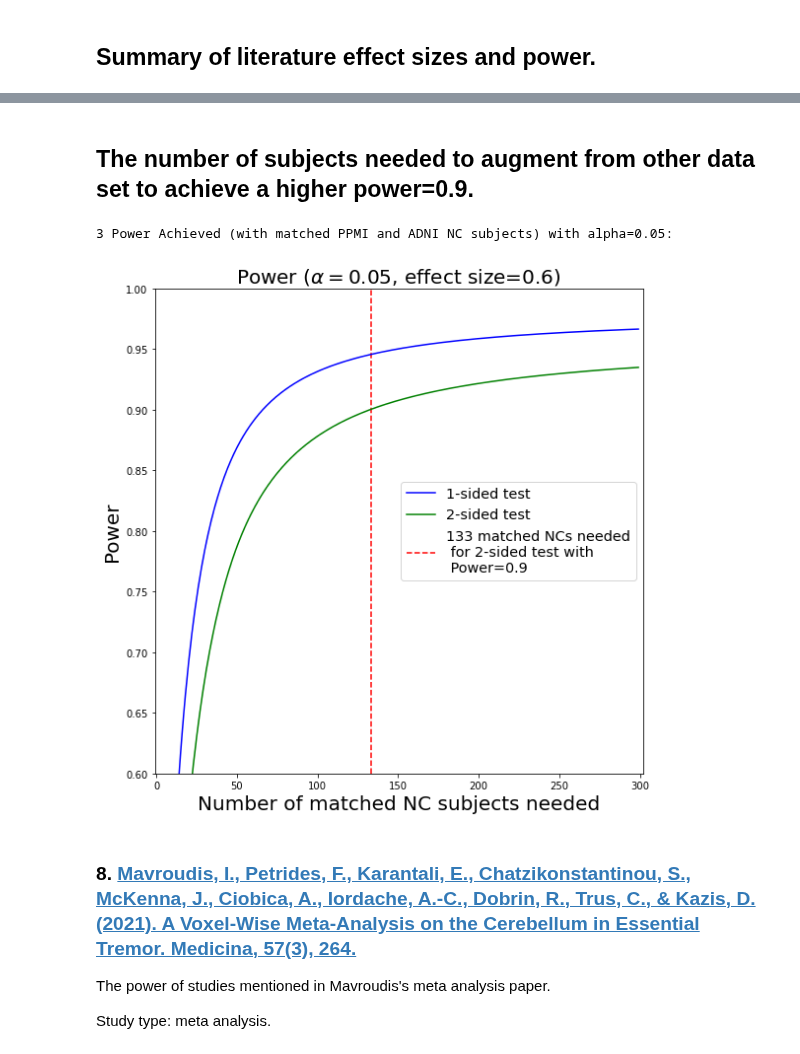
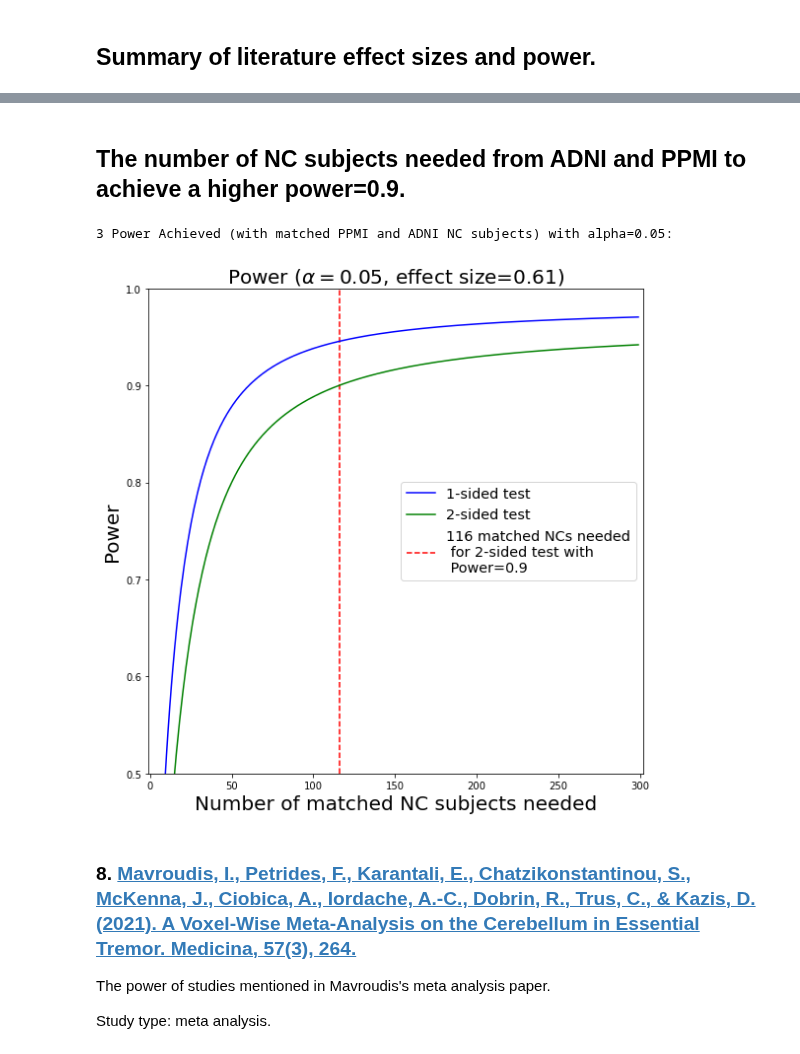
Before and after one commit to neurodatascience/ET_biomarker, a Jupyter notebook: pre-registration/power_analysis.ipynb, the cells around one changed output, grey strips where cells are left out. Cells and saved outputs as stored; diff of their text form; code cells hidden in the pictures.

Commit message:
Update power analysis.
1. Fix several small problems;
2. Update datafrom indexing;
3. Update comments.

```diff
--- a/pre-registration/power_analysis.ipynb
+++ b/pre-registration/power_analysis.ipynb
@@ -36,5 +38,10 @@ Study with only our MNI cohort will also be underpowered:
 # %%
 ##  2. number of matched NC subjects needed for high power(0.9) reearch
+effect_size_expected=0.61;  #From later literature review;
+alpha_expected=0.05;
+power_expected=0.9;
+n_et=38; n_nc=32;  #Number of subjects in each group before QC.
+
 # 1-sided test
 print('2.1: Number of Controls needed for 1-sided test @ alpha='+str(alpha_expected)+', power='+str(power_expected)+' and effect size='+str(effect_size_expected)+': ')
 r_expected=power.tt_ind_solve_power(effect_size=effect_size_expected, nobs1=n_et, alpha=alpha_expected, power=power_expected, ratio=None, alternative='larger')
@@ -599,28 +601,27 @@ Name: Cohen d, dtype: float64
 # %%
-# report
-#n_needed_1=[ power.tt_ind_solve_power(effect_size=x, alpha=alpha_expected, power=power_expected, alternative='larger') for x in cohend_lit];
-# revised with power=9 with fixed ET=38
+# Visualizae the literature effect size VS sample size, calculate the power .9 line for our dataset with fixed 38 ETs and augmented NCs.
 cohend_lit  = array(array(range(54, 400))/100)
-n_et=38; alpha_expected=0.05; power_expected=0.9
+n_et=38;
+alpha_expected=0.05;
+power_expected=0.9;
 r_d_expected_list=[ power.tt_ind_solve_power(effect_size=x, nobs1=n_et, alpha=alpha_expected, power=power_expected, ratio=None) for x in cohend_lit];
-r_d_expected=power.tt_ind_solve_power(effect_size=effect_size_expected, nobs1=n_et, alpha=alpha_expected, power=power_expected, ratio=None)
+r_d_expected=power.tt_ind_solve_power(effect_size=es_lit, nobs1=n_et, alpha=alpha_expected, power=power_expected, ratio=None)
 n_nc_needed = [math.ceil(x*n_et) for x in r_d_expected_list]
 n_total = [x+n_et for x in n_nc_needed]
 
+# viz
 fig, ax = plt.subplots(figsize=(8, 8))
-#ax.plot(cohend_lit,n_needed_1,'b')
 ax.plot(n_total, cohend_lit, 'gray')
 ax.scatter(pd_roi_lit['total n'], pd_roi_lit['Cohen d'], c='b', marker='x')
 ax.scatter(pd_vbm_lit['total n'], pd_vbm_lit['Cohen d'], c='g', marker='x')
-#literature effect size
-print(es_lit)
-plt.hlines(es_lit, xmin=0, xmax=500, colors='r', linestyles=':', label='power=0.9')
-plt.hlines(0.6, xmin=0, xmax=500, colors='r', linestyles='--', label='power=0.9')
+# print and plot the literature effect size
+print("literature median effect size: ", es_lit)
+plt.hlines(es_lit, xmin=0, xmax=500, colors='r', linestyles='--', label='power=0.9')
 # costumize
-ax.set_xlim([0, 500]); ax.set_ylim([0, 2]);
+ax.set_xlim([0, 200]); ax.set_ylim([0, 2]);
 ax.set_ylabel('Effect sizes (Cohen\'s d)',fontsize=20)
 ax.set_xlabel('Total number of subjects used',fontsize=20)
 ax.set_title(r'Literature effect sizes',fontsize=20)
-ax.legend(['Power='+str(power_expected)+' from '+str(n_et)+' ET patients','ROI Literature','VBM Literature', 'Effect size (Literature median)=0.61', 'Effect size=0.6'], loc='upper right',fontsize='x-large')
+ax.legend(['Power='+str(power_expected)+' from '+str(n_et)+' ET and \nincreasing number of controls','ROI Literature','VBM Literature', 'Effect size (Literature median)='+str(es_lit)], loc='upper right',fontsize='x-large')
 plt.tight_layout()
 # %% [output]
@@ -629,30 +630,31 @@ plt.tight_layout()
 # %% [markdown]
-## The number of subjects needed to augment from other data set to achieve a higher power=0.9.
+## The number of NC subjects needed from ADNI and PPMI to achieve a higher power=0.9.
 # %%
 #Power achieved with Number of borrowed subjects
-n_matched=array(array(range(0,300)))
-es_expected=0.60
-power_matched_1side=[ power.tt_ind_solve_power(effect_size=es_expected, nobs1=n_et, alpha=alpha_expected, ratio=x/n_et, alternative='larger') for x in n_matched];
-power_matched_2side=[ power.tt_ind_solve_power(effect_size=es_expected, nobs1=n_et, alpha=alpha_expected, ratio=x/n_et) for x in n_matched];
+n_et=38
+n_matched=array(array(range(1,300)))
+power_matched_1side=[ power.tt_ind_solve_power(effect_size=es_lit, nobs1=n_et, alpha=alpha_expected, ratio=x/n_et, alternative='larger') for x in n_matched];
+power_matched_2side=[ power.tt_ind_solve_power(effect_size=es_lit, nobs1=n_et, alpha=alpha_expected, ratio=x/n_et) for x in n_matched];
 print('3 Power Achieved (with matched PPMI and ADNI NC subjects) with alpha='+str(alpha_expected)+': \n')
+
 # visualization
-POW_LIM=[0.6,1.0]
+POW_LIM=[0.5,1.0]
 fig, ax = plt.subplots(figsize=(8, 8))
 ax.plot(n_matched, power_matched_1side, 'b')
 ax.plot(n_matched, power_matched_2side, 'g')
 
-r_9=power.tt_ind_solve_power(effect_size=es_expected, nobs1=n_et, alpha=alpha_expected, ratio=None, power=0.9)
+r_9=power.tt_ind_solve_power(effect_size=es_lit, nobs1=n_et, alpha=alpha_expected, ratio=None, power=0.9)
 n_nc_needed=math.ceil(r_9*n_et)
 plt.vlines(n_nc_needed, ymin=POW_LIM[0], ymax=POW_LIM[1], colors='r', linestyles='--', label='power=0.9')
 ax.set_xlim([-1,max(n_matched)*1.01]); ax.set_ylim(POW_LIM);
 ax.set_xlabel('Number of matched NC subjects needed',fontsize=20)
 ax.set_ylabel('Power',fontsize=20)
-ax.set_title(r'Power ($\alpha=0.05$, effect size='+str(es_expected)+')',fontsize=20)
+ax.set_title(r'Power ($\alpha=0.05$, effect size='+str(es_lit)+')',fontsize=20)
 ax.legend(['1-sided test','2-sided test', str(n_nc_needed)+' matched NCs needed\n for 2-sided test with\n Power='+str(power_expected)], loc='right',fontsize='x-large')
 plt.tight_layout()
 # %% [output]
 3 Power Achieved (with matched PPMI and ADNI NC subjects) with alpha=0.05:
-[figure, old version]
+[figure, new version]
 # %% [markdown]
 ### 8. [Mavroudis, I., Petrides, F., Karantali, E., Chatzikonstantinou, S., McKenna, J., Ciobica, A., Iordache, A.-C., Dobrin, R., Trus, C., & Kazis, D. (2021). A Voxel-Wise Meta-Analysis on the Cerebellum in Essential Tremor. Medicina, 57(3), 264.](https://www.mdpi.com/1648-9144/57/3/264)
 The power of studies mentioned in Mavroudis's meta analysis paper.
```
Also changed, not shown: parts of 6 cells of this notebook.
